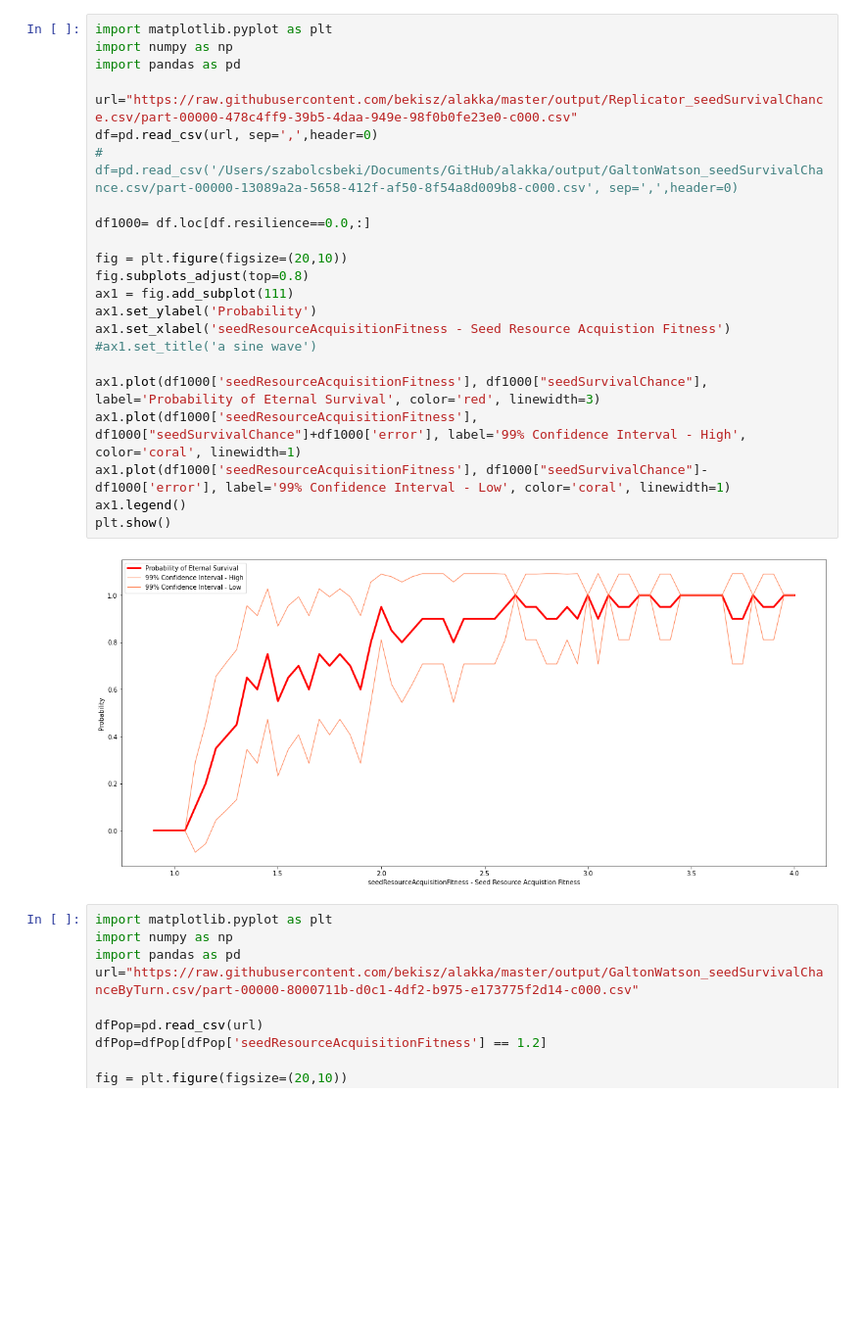
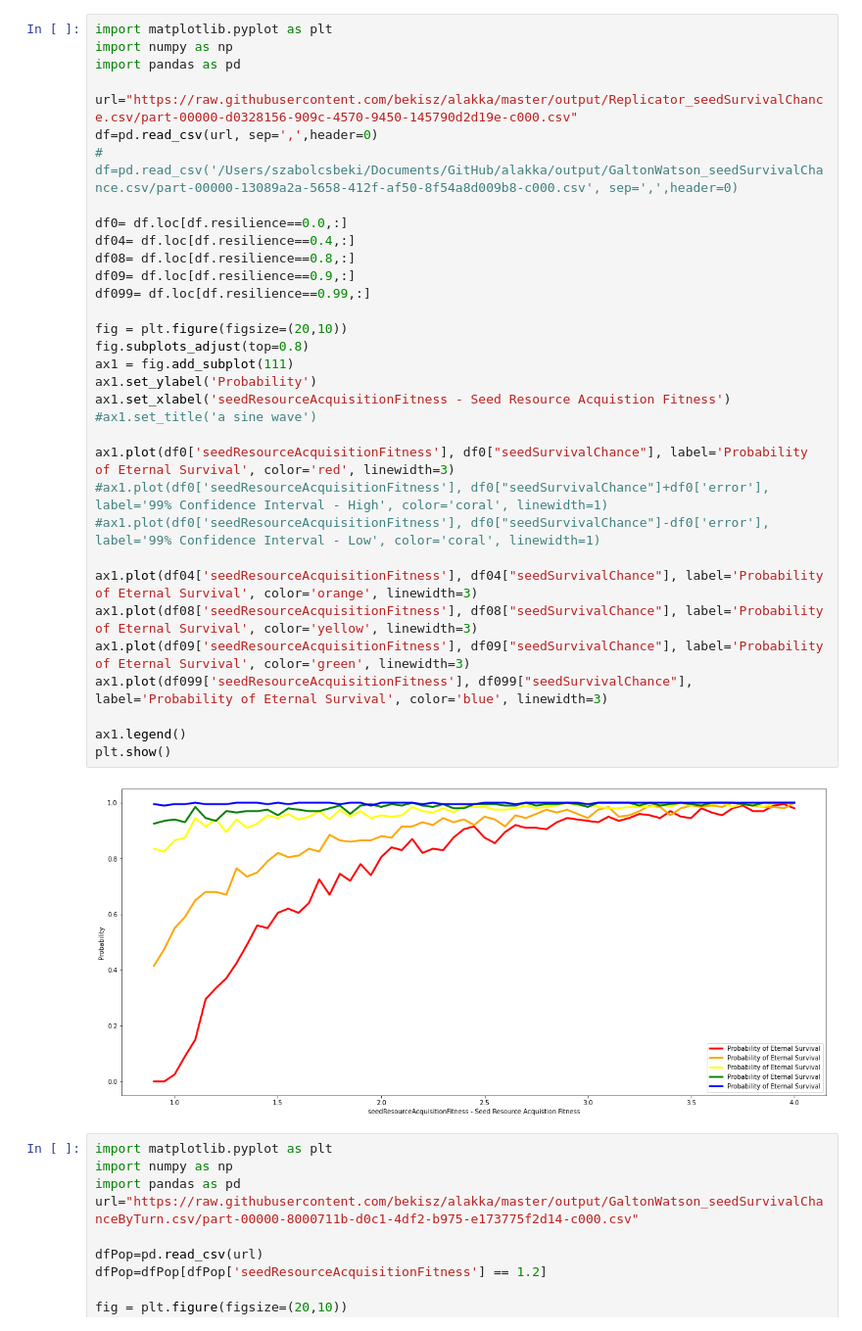
Before and after one commit to bekisz/alakka, a Jupyter notebook: src/main/python/ReplictorExperiment.ipynb, the cells around one changed output. Shown at 98% size. Drawn from its saved outputs; the diff is of its cells as text; blank space fills up the shorter version.

```diff
--- a/src/main/python/ReplictorExperiment.ipynb
+++ b/src/main/python/ReplictorExperiment.ipynb
@@ -1,28 +1,38 @@
 # %%
 import matplotlib.pyplot as plt
 import numpy as np
 import pandas as pd
 
-url="https://raw.githubusercontent.com/bekisz/alakka/master/output/Replicator_seedSurvivalChance.csv/part-00000-478c4ff9-39b5-4daa-949e-98f0b0fe23e0-c000.csv"
+url="https://raw.githubusercontent.com/bekisz/alakka/master/output/Replicator_seedSurvivalChance.csv/part-00000-d0328156-909c-4570-9450-145790d2d19e-c000.csv"
 df=pd.read_csv(url, sep=',',header=0)
 # df=pd.read_csv('/Users/szabolcsbeki/Documents/GitHub/alakka/output/GaltonWatson_seedSurvivalChance.csv/part-00000-13089a2a-5658-412f-af50-8f54a8d009b8-c000.csv', sep=',',header=0)
 
-df1000= df.loc[df.resilience==0.0,:]
+df0= df.loc[df.resilience==0.0,:]
+df04= df.loc[df.resilience==0.4,:]
+df08= df.loc[df.resilience==0.8,:]
+df09= df.loc[df.resilience==0.9,:]
+df099= df.loc[df.resilience==0.99,:]
 
 fig = plt.figure(figsize=(20,10))
 fig.subplots_adjust(top=0.8)
 ax1 = fig.add_subplot(111)
 ax1.set_ylabel('Probability')
 ax1.set_xlabel('seedResourceAcquisitionFitness - Seed Resource Acquistion Fitness')
 #ax1.set_title('a sine wave')
 
-ax1.plot(df1000['seedResourceAcquisitionFitness'], df1000["seedSurvivalChance"], label='Probability of Eternal Survival', color='red', linewidth=3)
-ax1.plot(df1000['seedResourceAcquisitionFitness'], df1000["seedSurvivalChance"]+df1000['error'], label='99% Confidence Interval - High', color='coral', linewidth=1)
-ax1.plot(df1000['seedResourceAcquisitionFitness'], df1000["seedSurvivalChance"]-df1000['error'], label='99% Confidence Interval - Low', color='coral', linewidth=1)
+ax1.plot(df0['seedResourceAcquisitionFitness'], df0["seedSurvivalChance"], label='Probability of Eternal Survival', color='red', linewidth=3)
+#ax1.plot(df0['seedResourceAcquisitionFitness'], df0["seedSurvivalChance"]+df0['error'], label='99% Confidence Interval - High', color='coral', linewidth=1)
+#ax1.plot(df0['seedResourceAcquisitionFitness'], df0["seedSurvivalChance"]-df0['error'], label='99% Confidence Interval - Low', color='coral', linewidth=1)
+
+ax1.plot(df04['seedResourceAcquisitionFitness'], df04["seedSurvivalChance"], label='Probability of Eternal Survival', color='orange', linewidth=3)
+ax1.plot(df08['seedResourceAcquisitionFitness'], df08["seedSurvivalChance"], label='Probability of Eternal Survival', color='yellow', linewidth=3)
+ax1.plot(df09['seedResourceAcquisitionFitness'], df09["seedSurvivalChance"], label='Probability of Eternal Survival', color='green', linewidth=3)
+ax1.plot(df099['seedResourceAcquisitionFitness'], df099["seedSurvivalChance"], label='Probability of Eternal Survival', color='blue', linewidth=3)
+
 ax1.legend()
 plt.show()
 # %% [output]
-[figure, old version]
+[figure, new version]
 # %%
 import matplotlib.pyplot as plt
 import numpy as np
```
Also changed, not shown: parts of 1 cell of this notebook, 17 other files.
